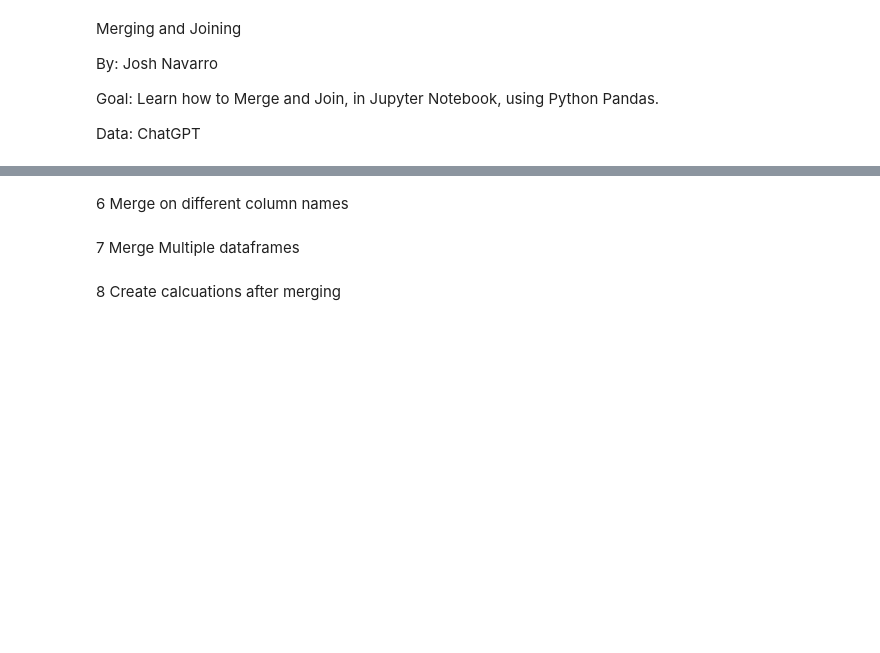
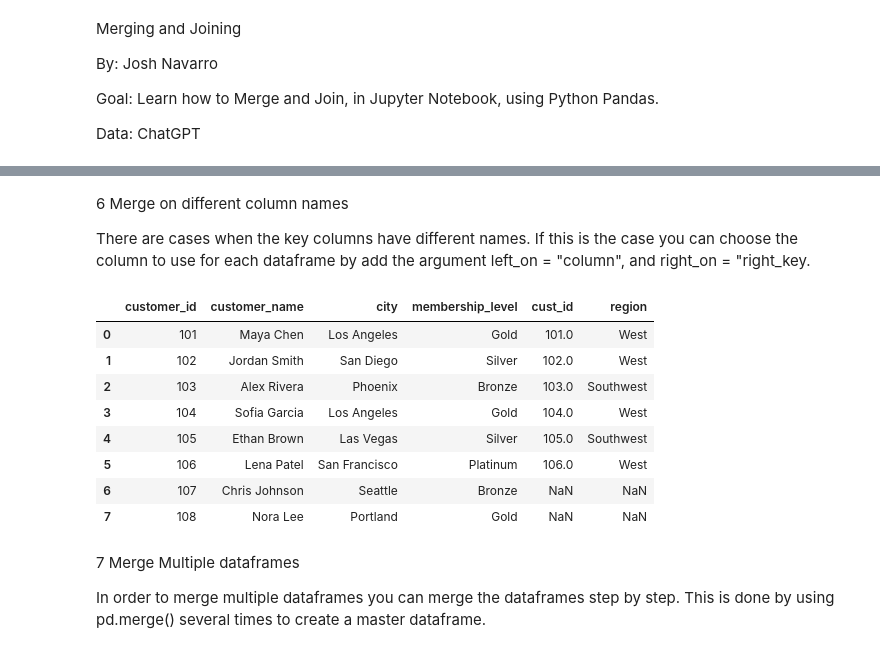
Before and after one commit to JoshPatNava/Data_Transformation, a Jupyter notebook: Merging_Joining/merging_joining.ipynb, the cells around one changed output, grey strips where cells are left out. Drawn from its saved outputs; the diff is of its cells as text; code cells hidden in the pictures; blank space fills up the shorter version.

```diff
--- a/Merging_Joining/merging_joining.ipynb
+++ b/Merging_Joining/merging_joining.ipynb
@@ -62,6 +165,38 @@ Merging and Joining
 # %% [markdown]
 6 Merge on different column names
+
+There are cases when the key columns have different names. If this is the case you can choose the column to use for each dataframe by add the argument left_on = "column", and right_on = "right_key.
+# %%
+# Create another dataframe for this example
+customer_regions_df = pd.DataFrame({
+    "cust_id": [101, 102, 103, 104, 105, 106],
+    "region": ["West", "West", "Southwest", "West", "Southwest", "West"]
+})
+
+# use merge on the customers_df and then the customer_regions_df,
+# for the left use customer_id, and then right use the cust_id.
+# Use left join
+customers_regions = pd.merge(
+    customers_df,
+    customer_regions_df,
+    left_on="customer_id",
+    right_on="cust_id",
+    how="left"
+)
+
+# Check the dataframe
+customers_regions
+# %% [output]
+|  | customer_id | customer_name | city | membership_level | cust_id | region |
+| 0 | 101 | Maya Chen | Los Angeles | Gold | 101.0 | West |
+| 1 | 102 | Jordan Smith | San Diego | Silver | 102.0 | West |
+| 2 | 103 | Alex Rivera | Phoenix | Bronze | 103.0 | Southwest |
+| 3 | 104 | Sofia Garcia | Los Angeles | Gold | 104.0 | West |
+| 4 | 105 | Ethan Brown | Las Vegas | Silver | 105.0 | Southwest |
+| 5 | 106 | Lena Patel | San Francisco | Platinum | 106.0 | West |
+| 6 | 107 | Chris Johnson | Seattle | Bronze | NaN | NaN |
+| 7 | 108 | Nora Lee | Portland | Gold | NaN | NaN |
 # %% [markdown]
 7 Merge Multiple dataframes
+
+In order to merge multiple dataframes you can merge the dataframes step by step. This is done by using pd.merge() several times to create a master dataframe.
-# %% [markdown]
-8 Create calcuations after merging
```
Also changed, not shown: parts of 24 cells of this notebook.
